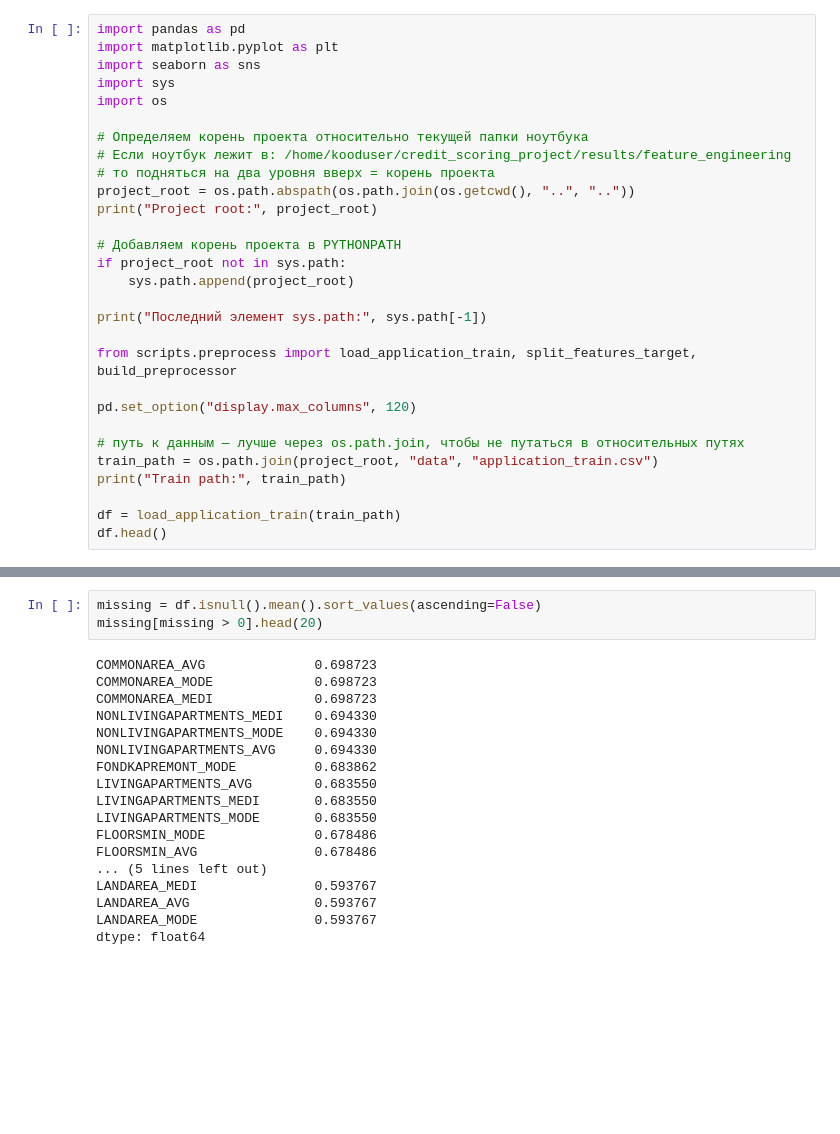
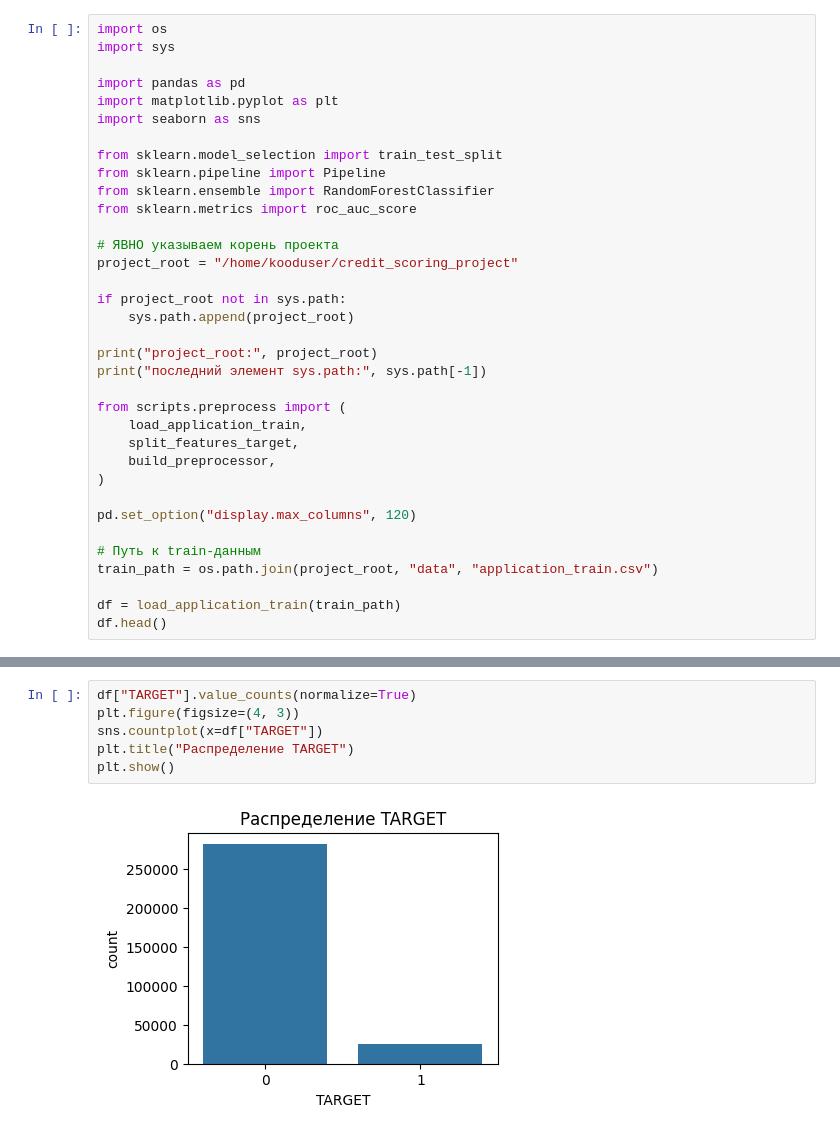
Before and after one commit to jkisselj/credit_scoring_project, a Jupyter notebook: results/feature_engineering/EDA.ipynb, the cells around one changed output, grey strips where cells are left out. Drawn from its saved outputs; the diff is of its cells as text; blank space fills up the shorter version.

```diff
--- a/results/feature_engineering/EDA.ipynb
+++ b/results/feature_engineering/EDA.ipynb
@@ -1,29 +1,35 @@
 # %%
+import os
+import sys
+
 import pandas as pd
 import matplotlib.pyplot as plt
 import seaborn as sns
-import sys
-import os
 
-# Определяем корень проекта относительно текущей папки ноутбука
-# Если ноутбук лежит в: /home/kooduser/credit_scoring_project/results/feature_engineering
-# то подняться на два уровня вверх = корень проекта
-project_root = os.path.abspath(os.path.join(os.getcwd(), "..", ".."))
-print("Project root:", project_root)
+from sklearn.model_selection import train_test_split
+from sklearn.pipeline import Pipeline
+from sklearn.ensemble import RandomForestClassifier
+from sklearn.metrics import roc_auc_score
 
-# Добавляем корень проекта в PYTHONPATH
+# ЯВНО указываем корень проекта
+project_root = "/home/kooduser/credit_scoring_project"
+
 if project_root not in sys.path:
     sys.path.append(project_root)
 
-print("Последний элемент sys.path:", sys.path[-1])
+print("project_root:", project_root)
+print("последний элемент sys.path:", sys.path[-1])
 
-from scripts.preprocess import load_application_train, split_features_target, build_preprocessor
+from scripts.preprocess import (
+    load_application_train,
+    split_features_target,
+    build_preprocessor,
+)
 
 pd.set_option("display.max_columns", 120)
 
-# путь к данным — лучше через os.path.join, чтобы не путаться в относительных путях
+# Путь к train-данным
 train_path = os.path.join(project_root, "data", "application_train.csv")
-print("Train path:", train_path)
 
 df = load_application_train(train_path)
 df.head()
@@ -59,22 +46,9 @@ memory usage: 286.2+ MB
 # %%
-missing = df.isnull().mean().sort_values(ascending=False)
-missing[missing > 0].head(20)
+df["TARGET"].value_counts(normalize=True)
+plt.figure(figsize=(4, 3))
+sns.countplot(x=df["TARGET"])
+plt.title("Распределение TARGET")
+plt.show()
 # %% [output]
-COMMONAREA_AVG              0.698723
-COMMONAREA_MODE             0.698723
-COMMONAREA_MEDI             0.698723
-NONLIVINGAPARTMENTS_MEDI    0.694330
-NONLIVINGAPARTMENTS_MODE    0.694330
-NONLIVINGAPARTMENTS_AVG     0.694330
-FONDKAPREMONT_MODE          0.683862
-LIVINGAPARTMENTS_AVG        0.683550
-LIVINGAPARTMENTS_MEDI       0.683550
-LIVINGAPARTMENTS_MODE       0.683550
-FLOORSMIN_MODE              0.678486
-FLOORSMIN_AVG               0.678486
-... (5 lines left out)
-LANDAREA_MEDI               0.593767
-LANDAREA_AVG                0.593767
-LANDAREA_MODE               0.593767
-dtype: float64
+[figure, added]
 # %%
```
Also changed, not shown: parts of 7 cells of this notebook, 1 other file.
